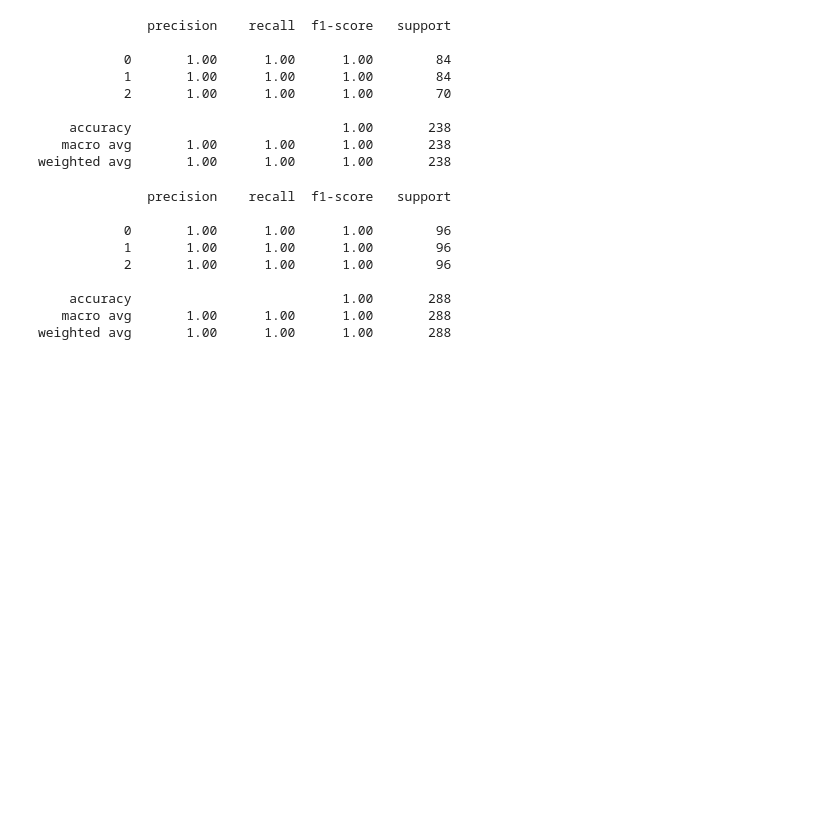
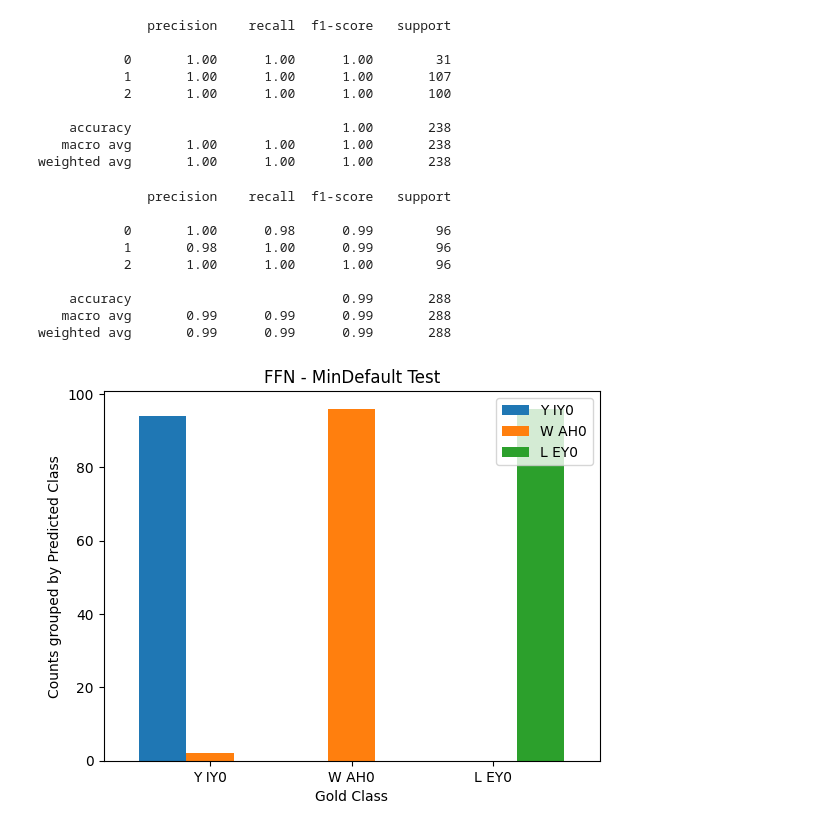
Before and after one commit to tianyiniu/Min_Default, a Jupyter notebook: feed_forward_network.ipynb, the cells around one changed output. Cells and saved outputs as stored; diff of their text form; code cells hidden in the pictures; blank space fills up the shorter version.

Commit message:
Plots of LR and FFN for Equal, Min, Maj default

```diff
--- a/feed_forward_network.ipynb
+++ b/feed_forward_network.ipynb
@@ -109,8 +111,11 @@ class SimpleFFN(nn.Module):
 # %%
 """Load training data and fit logistic regression model"""
 
-FEATURES_FILE = "feats.txt"
-TRAINING_DATA = "./Equal_FrequencyCondition/equalFreq_train.txt"
+FEATURES_FILE = "featsNew"
+TRAINING_DATA_FOLDER = "MinDefault"
+FILE_PREFIX = "minDefault"
+
+TRAINING_DATA = f"./{TRAINING_DATA_FOLDER}/{FILE_PREFIX}_train.txt"
 POOLING_FUNC = pool_concat # TODO change pooling function
 
 #inputs
@@ -200,3 +205,29 @@ Epoch [10/10], Loss: 0.0003
+# %%
+def get_plot(y_test, y_pred, title):
+	"""
+		"Y IY0": 0, #yee blue
+		"W AH0": 1, #wuh green
+		"L EY0": 2 #lay pink
+	"""
+
+	label2seg = {0: "Y IY0", 1: "W AH0", 2: "L EY0"}
+	data = {
+		"Y IY0": {"Y IY0": 0, "W AH0": 0, "L EY0": 0},
+		"W AH0": {"Y IY0": 0, "W AH0": 0, "L EY0": 0},
+		"L EY0": {"Y IY0": 0, "W AH0": 0, "L EY0": 0}
+	}
+	for gold_label, guess_label in zip(y_test, y_pred):
+		gold = label2seg[gold_label]
+		guess = label2seg[guess_label]
+		data[gold][guess] += 1
+
+	df = pd.DataFrame(data)
+	df = df.T
+	df ['sum'] = df.sum(axis=1)
+	df.sort_values('sum', ascending=False)[['Y IY0','W AH0', 'L EY0']].plot.bar(rot=0, title=title, width=1)
+	plt.xlabel("Gold Class")
+	plt.ylabel("Counts grouped by Predicted Class")
+	plt.show()
 # %%
 # Define the inference function
 def inference(model, inputs):
@@ -216,38 +247,41 @@ print(class_report)
 # %% [output]
               precision    recall  f1-score   support
 
-           0       1.00      1.00      1.00        84
-           1       1.00      1.00      1.00        84
-           2       1.00      1.00      1.00        70
+           0       1.00      1.00      1.00        31
+           1       1.00      1.00      1.00       107
+           2       1.00      1.00      1.00       100
 
     accuracy                           1.00       238
    macro avg       1.00      1.00      1.00       238
 weighted avg       1.00      1.00      1.00       238
 # %%
 """Evaluate test set"""
-TEST_DATA = "./Equal_FrequencyCondition/equalFreq_test.txt"
+TEST_DATA = f"./{TRAINING_DATA_FOLDER}/{FILE_PREFIX}_test.txt"
 
 test_SGs, test_PLs, test_Ls = get_strings(TEST_DATA)
 X_test, y_test = get_arrays(test_SGs, test_PLs, test_Ls, symbol2feats, suffix2label)
 
 X_test = POOLING_FUNC(X_test) # TODO Pool feature vectors
 X_test = torch.tensor(X_test, dtype=torch.float32)
 
 y_test_one_hot = one_hot(torch.tensor(y_test).to(torch.int64), num_classes=3).to(torch.float32)
 
 y_pred = inference(model, X_test)
 
 class_report = classification_report(y_test, y_pred)
 print(class_report)
+
+get_plot(y_test.tolist(), y_pred.tolist(), title=f"FFN - {TRAINING_DATA_FOLDER} Test")
 # %% [output]
               precision    recall  f1-score   support
 
-           0       1.00      1.00      1.00        96
-           1       1.00      1.00      1.00        96
+           0       1.00      0.98      0.99        96
+           1       0.98      1.00      0.99        96
            2       1.00      1.00      1.00        96
 
-    accuracy                           1.00       288
-   macro avg       1.00      1.00      1.00       288
-weighted avg       1.00      1.00      1.00       288
+    accuracy                           0.99       288
+   macro avg       0.99      0.99      0.99       288
+weighted avg       0.99      0.99      0.99       288
+[figure, added]
 # %%
 """Evaluate test mutant set"""
```
Also changed, not shown: parts of 6 cells of this notebook, 31 other files.
